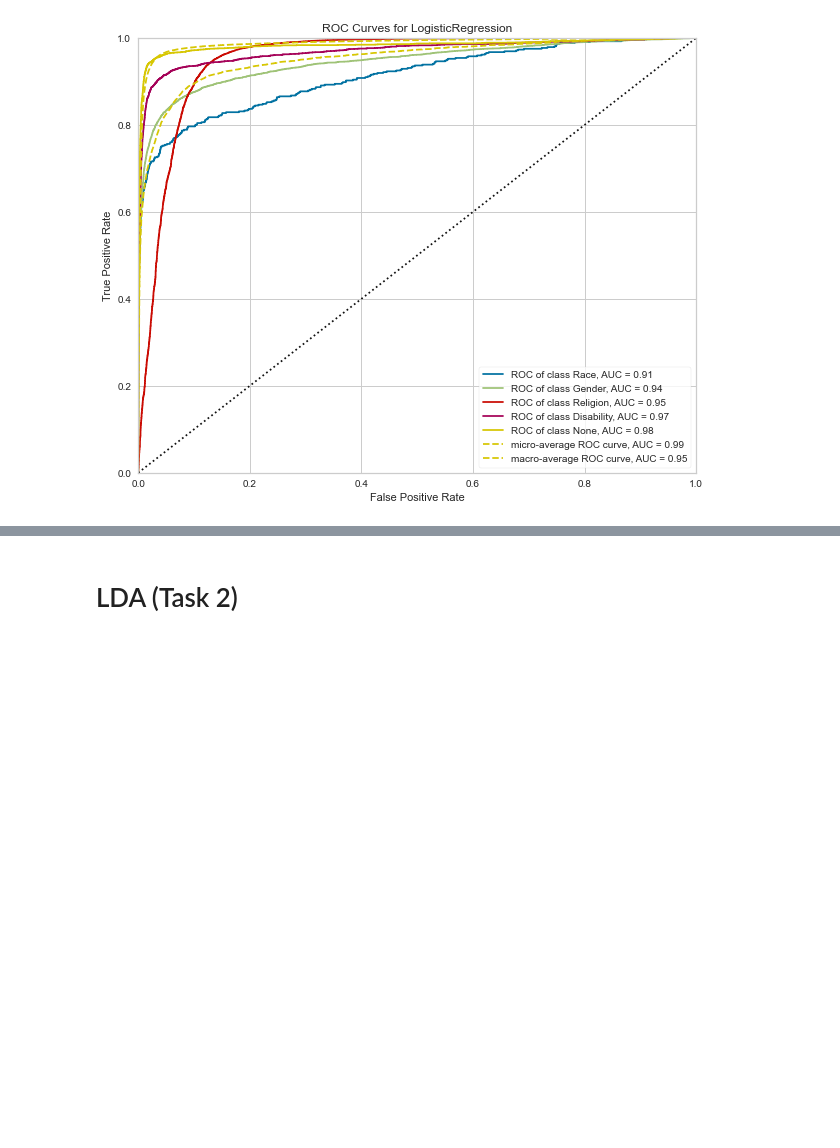
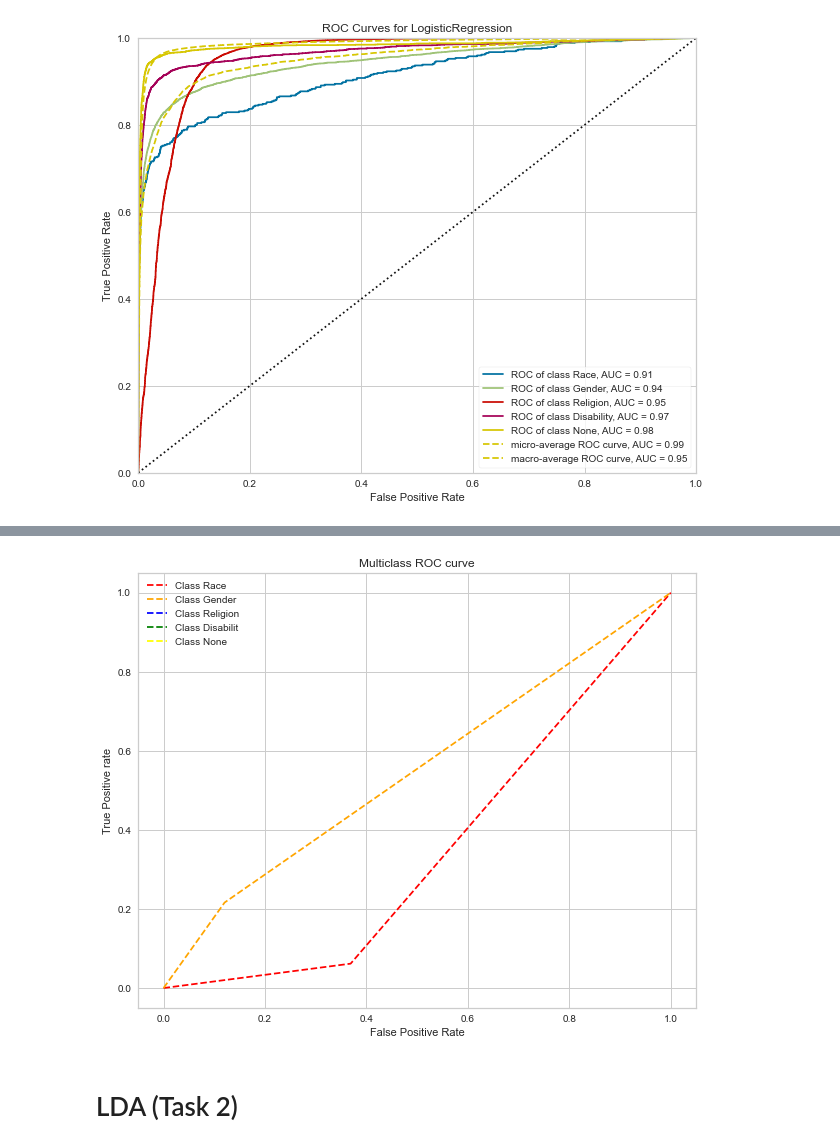
Before and after one commit to dvh549/Text_Mining, a Jupyter notebook: Toxic Comments Revamped.ipynb, the cells around one changed output, grey strips where cells are left out. Saved outputs shown, nothing was run; the diff lists cells and outputs as text; code cells hidden in the pictures; blank space fills up the shorter version.

```diff
--- a/Toxic Comments Revamped.ipynb
+++ b/Toxic Comments Revamped.ipynb
@@ -151,0 +489,15 @@ plt.show()
+# %%
+y_pred_4 = []
+for i in y_pred_2:
+    if i==0:
+        y_pred_4.append([1,0,0,0,0])
+    elif i==1:
+        y_pred_4.append([0,1,0,0,0])
+    elif i==2:
+        y_pred_4.append([0,0,1,0,0])
+    elif i==3:
+        y_pred_4.append([0,0,0,1,0])
+    else:
+        y_pred_4.append([0,0,0,0,1])
+y_pred_4 = np.array(y_pred_4)
+y_pred_4
@@ -152,2 +554,26 @@ plt.show()
+# %%
+# from sklearn.metrics import roc_curve
+# from sklearn.metrics import auc
+# from sklearn.metrics import roc_auc_score
+fpr = {}
+tpr = {}
+thresh ={}
+n_class = ["Race", "Gender", "Religion", "Disability", "None"]
+for i in range(len(n_class)):
+    fpr[i], tpr[i], thresh[i] = roc_curve(y_test_2[:,i], y_pred_4[:,i], pos_label=i)
+# plotting
+plt.plot(fpr[0], tpr[0], linestyle='--',color='red', label='Class Race ')
+plt.plot(fpr[1], tpr[1], linestyle='--',color='orange', label='Class Gender')
+plt.plot(fpr[2], tpr[2], linestyle='--',color='blue', label='Class Religion')
+plt.plot(fpr[3], tpr[3], linestyle='--',color='green', label='Class Disabilit')
+plt.plot(fpr[4], tpr[4], linestyle='--',color='yellow', label='Class None')
+
+plt.title('Multiclass ROC curve')
+plt.xlabel('False Positive Rate')
+plt.ylabel('True Positive rate')
+plt.legend(loc='best')
+plt.savefig('Multiclass ROC',dpi=300);
+# %% [output]
+[figure, added]
 # %% [markdown]
 # LDA (Task 2)
```
Also changed, not shown: parts of 43 cells of this notebook.
